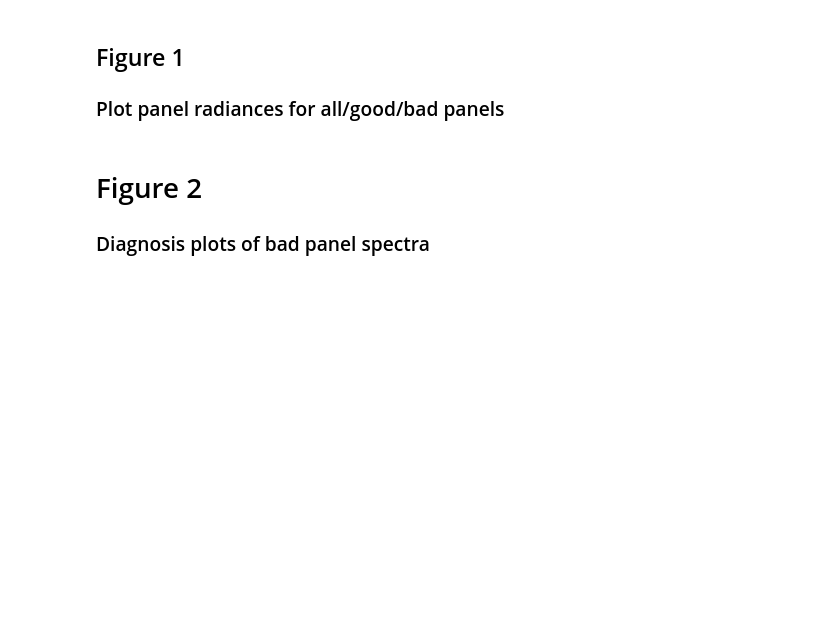
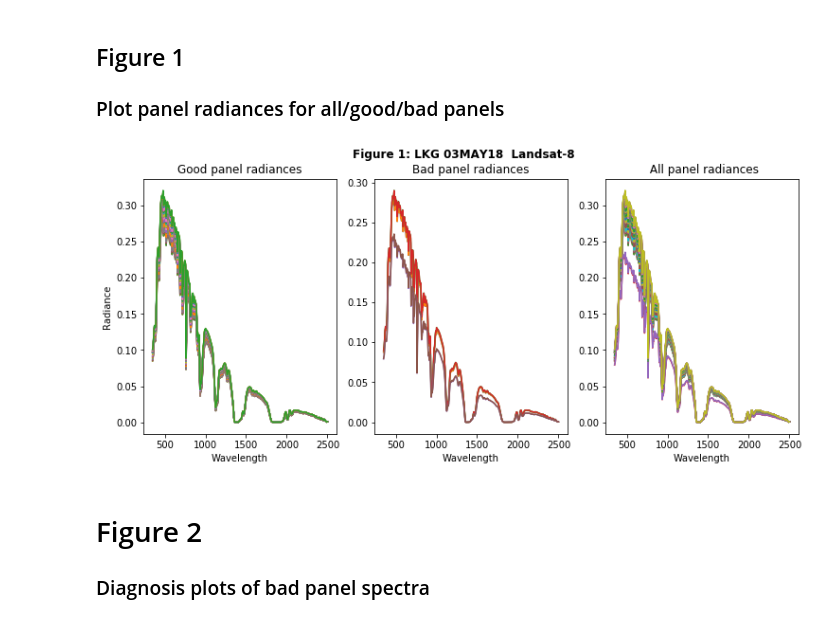
Before and after one commit to GeoscienceAustralia/DEA-CalVal-Phase1, a Jupyter notebook: tempcopy.ipynb, the cells around one changed output. Cells and saved outputs as stored; diff of their text form; code cells hidden in the pictures; blank space fills up the shorter version.

```diff
--- a/tempcopy.ipynb
+++ b/tempcopy.ipynb
@@ -136,7 +150,10 @@ except UnboundLocalError:
 ## Figure 1
 ### Plot panel radiances for all/good/bad panels
 # %%
-cv.FIG_panel_radiances(good_panel_spec, bad_panel_spec, all_panel_spec, output, field_data)
+cv.FIG_panel_radiances(good_panel_spec, bad_panel_spec, all_panel_spec, output, field_data, fignum)
+fignum += 1
+# %% [output]
+[figure, added]
 # %% [markdown]
 # Figure 2
 
```
Also changed, not shown: parts of 23 cells of this notebook, 36 other files.
